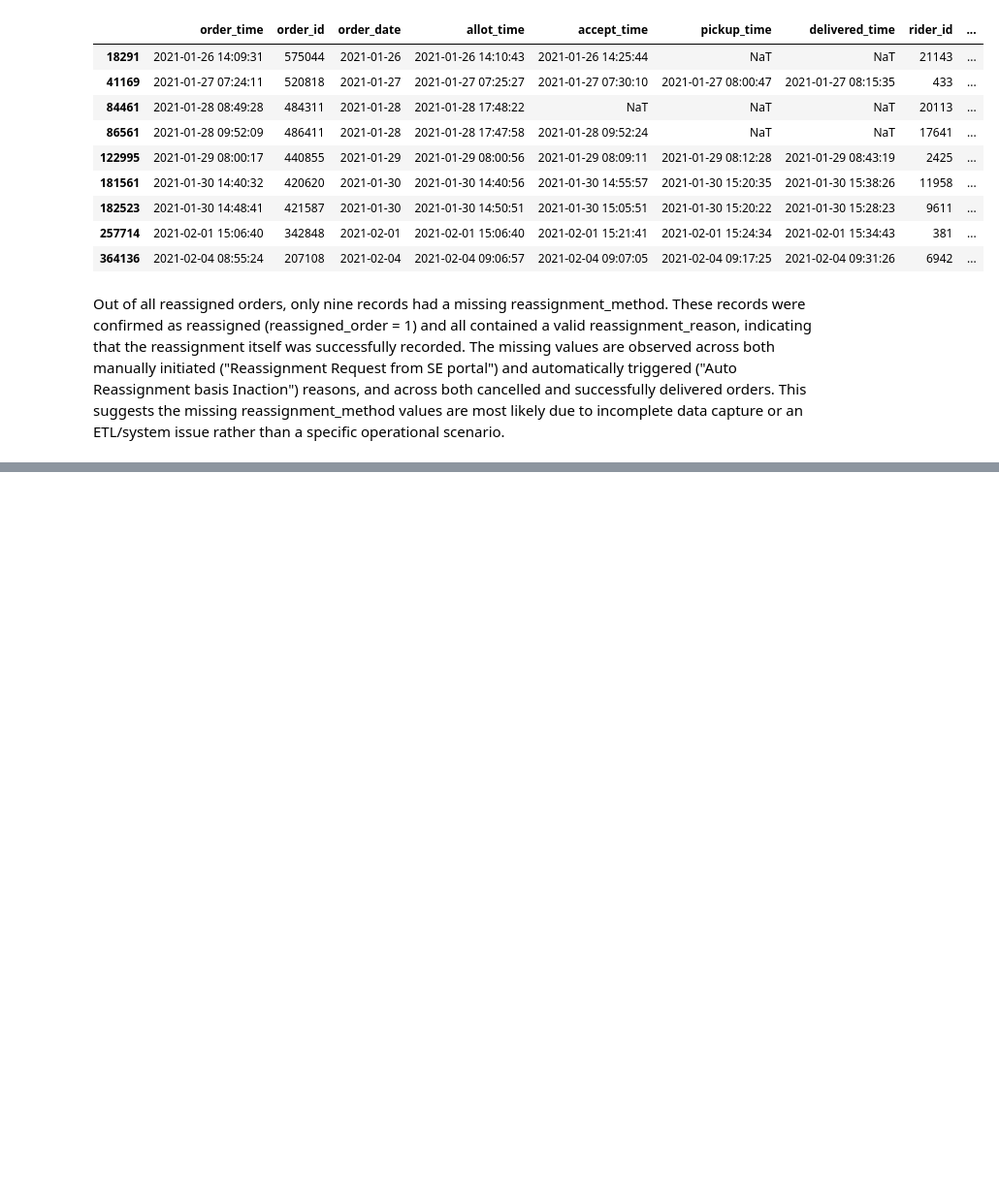
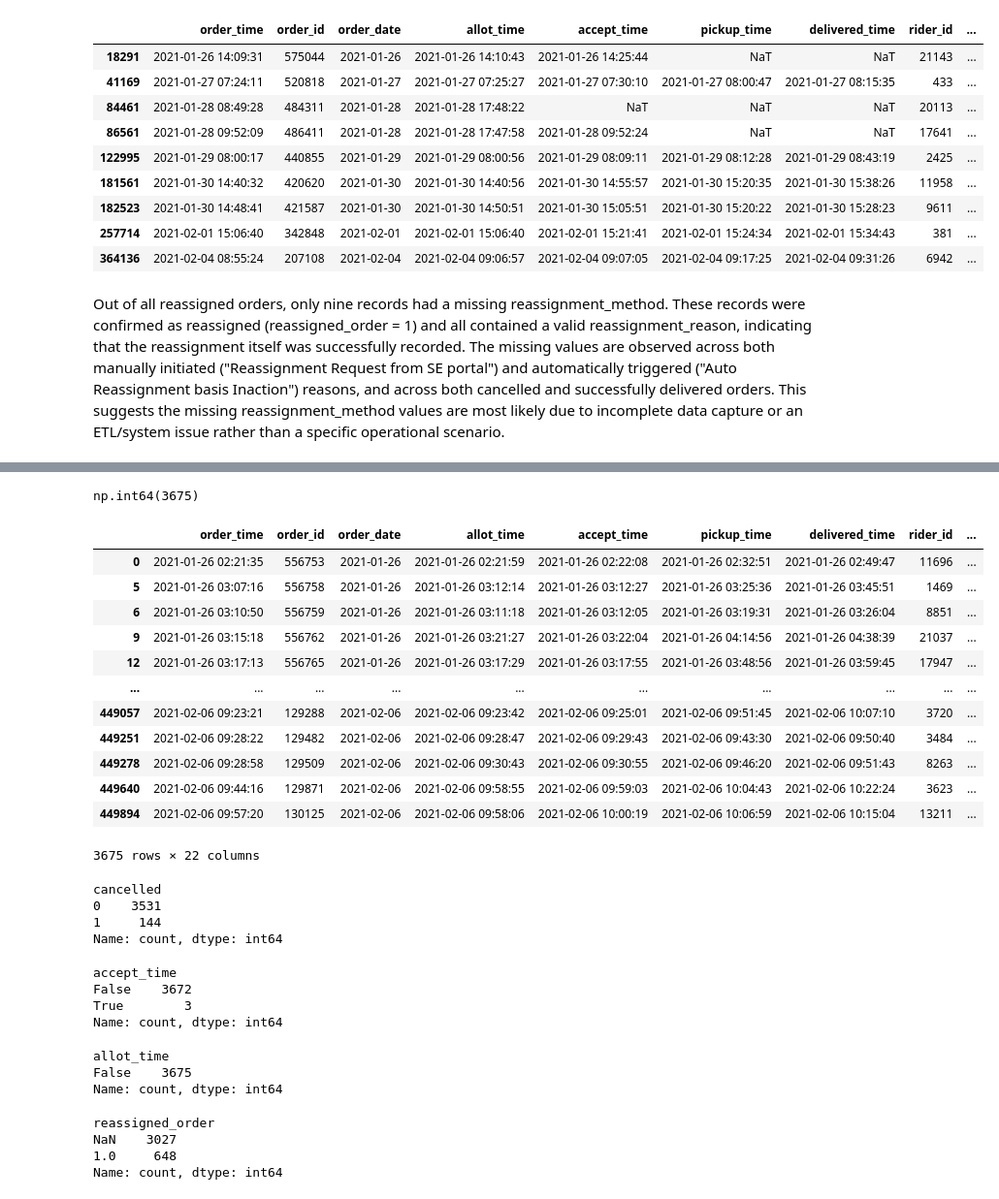
Before and after one commit to Ankush-r7/food_delivery_analytics, a Jupyter notebook: notebooks/data_understanding.ipynb, the cells around one changed output, grey strips where cells are left out. Shown at 97% size. Cells and saved outputs as stored; diff of their text form; code cells hidden in the pictures; blank space fills up the shorter version.

```diff
--- a/notebooks/data_understanding.ipynb
+++ b/notebooks/data_understanding.ipynb
@@ -433,0 +501,8 @@ Out of all reassigned orders, only nine records had a missing reassignment_metho
+# %%
+df['delivery_time'] = (
+    df['delivered_time'] - df['order_time']
+).dt.total_seconds()/60
+
+df.groupby(
+    df['alloted_orders'].isna()
+)['delivery_time'].describe()
@@ -433,0 +541,8 @@ Out of all reassigned orders, only nine records had a missing reassignment_metho
+# %%
+df['new_rider'] = df['lifetime_order_count'] < 100
+
+pd.crosstab(
+    df['new_rider'],
+    df['alloted_orders'].isna(),
+    normalize='index'
+) * 100
@@ -433,0 +589,47 @@ Out of all reassigned orders, only nine records had a missing reassignment_metho
+# %%
+df['session_time'].isna().sum().sum()
+# %% [output]
+np.int64(3675)
+# %%
+df[df['session_time'].isna()]
+# %% [output]
+|  | order_time | order_id | order_date | allot_time | accept_time | pickup_time | delivered_time | rider_id | ... |
+| 0 | 2021-01-26 02:21:35 | 556753 | 2021-01-26 | 2021-01-26 02:21:59 | 2021-01-26 02:22:08 | 2021-01-26 02:32:51 | 2021-01-26 02:49:47 | 11696 | ... |
+| 5 | 2021-01-26 03:07:16 | 556758 | 2021-01-26 | 2021-01-26 03:12:14 | 2021-01-26 03:12:27 | 2021-01-26 03:25:36 | 2021-01-26 03:45:51 | 1469 | ... |
+| 6 | 2021-01-26 03:10:50 | 556759 | 2021-01-26 | 2021-01-26 03:11:18 | 2021-01-26 03:12:05 | 2021-01-26 03:19:31 | 2021-01-26 03:26:04 | 8851 | ... |
+| 9 | 2021-01-26 03:15:18 | 556762 | 2021-01-26 | 2021-01-26 03:21:27 | 2021-01-26 03:22:04 | 2021-01-26 04:14:56 | 2021-01-26 04:38:39 | 21037 | ... |
+| 12 | 2021-01-26 03:17:13 | 556765 | 2021-01-26 | 2021-01-26 03:17:29 | 2021-01-26 03:17:55 | 2021-01-26 03:48:56 | 2021-01-26 03:59:45 | 17947 | ... |
+| ... | ... | ... | ... | ... | ... | ... | ... | ... | ... |
+| 449057 | 2021-02-06 09:23:21 | 129288 | 2021-02-06 | 2021-02-06 09:23:42 | 2021-02-06 09:25:01 | 2021-02-06 09:51:45 | 2021-02-06 10:07:10 | 3720 | ... |
+| 449251 | 2021-02-06 09:28:22 | 129482 | 2021-02-06 | 2021-02-06 09:28:47 | 2021-02-06 09:29:43 | 2021-02-06 09:43:30 | 2021-02-06 09:50:40 | 3484 | ... |
+| 449278 | 2021-02-06 09:28:58 | 129509 | 2021-02-06 | 2021-02-06 09:30:43 | 2021-02-06 09:30:55 | 2021-02-06 09:46:20 | 2021-02-06 09:51:43 | 8263 | ... |
+| 449640 | 2021-02-06 09:44:16 | 129871 | 2021-02-06 | 2021-02-06 09:58:55 | 2021-02-06 09:59:03 | 2021-02-06 10:04:43 | 2021-02-06 10:22:24 | 3623 | ... |
+| 449894 | 2021-02-06 09:57:20 | 130125 | 2021-02-06 | 2021-02-06 09:58:06 | 2021-02-06 10:00:19 | 2021-02-06 10:06:59 | 2021-02-06 10:15:04 | 13211 | ... |
+3675 rows × 22 columns
+# %%
+df[df['session_time'].isna()]['cancelled'].value_counts()
+# %% [output]
+cancelled
+0    3531
+1     144
+Name: count, dtype: int64
+# %%
+df[df['session_time'].isna()]['accept_time'].isna().value_counts()
+# %% [output]
+accept_time
+False    3672
+True        3
+Name: count, dtype: int64
+# %%
+df[df['session_time'].isna()]['allot_time'].isna().value_counts()
+# %% [output]
+allot_time
+False    3675
+Name: count, dtype: int64
+# %%
+df[df['session_time'].isna()]['reassigned_order'].value_counts(dropna=False)
+# %% [output]
+reassigned_order
+NaN    3027
+1.0     648
+Name: count, dtype: int64
```
Also changed, not shown: parts of 28 cells of this notebook.
